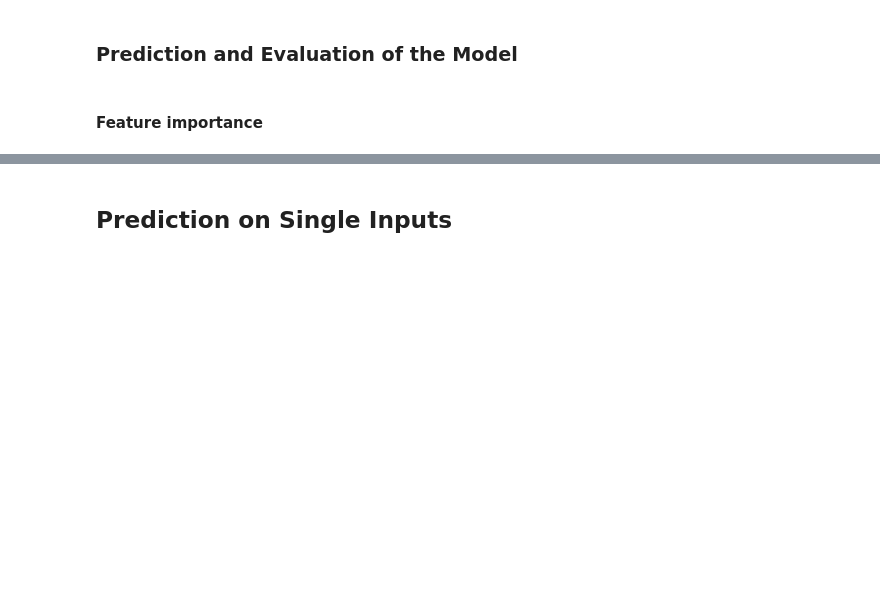
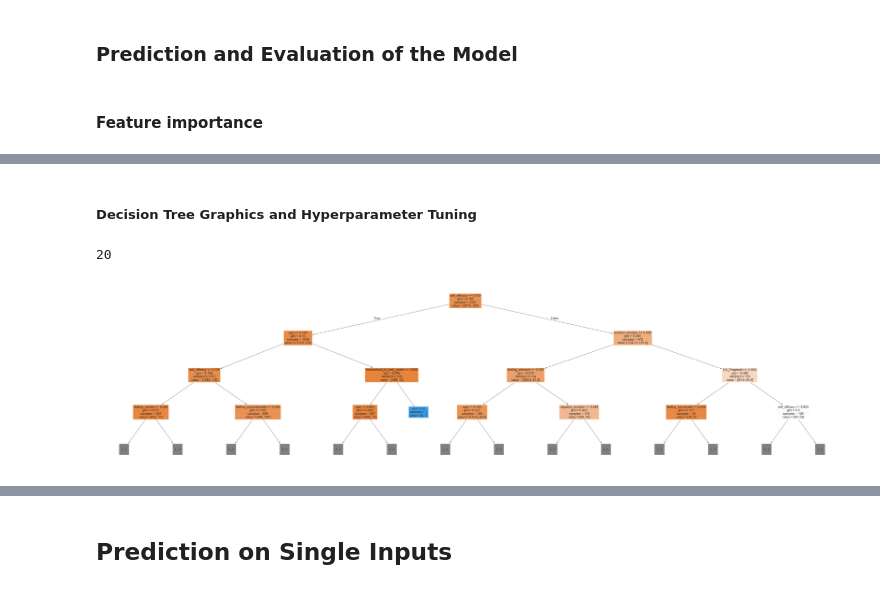
Before and after one commit to svdpmukherjee/ML-with-Scikit-Learn, a Jupyter notebook: Logistic_Regression/cheating_pattern.ipynb, the cells around one changed output, grey strips where cells are left out. Cells and saved outputs as stored; diff of their text form; code cells hidden in the pictures; blank space fills up the shorter version.

```diff
--- a/Logistic_Regression/cheating_pattern.ipynb
+++ b/Logistic_Regression/cheating_pattern.ipynb
@@ -266,0 +331,11 @@ Test Accuracy: 93.57%
+# %% [markdown]
+##### Decision Tree Graphics and Hyperparameter Tuning #####
+# %%
+from sklearn.tree import plot_tree, export_text
+plt.figure(figsize=(80,20))
+plot_tree(model, feature_names=X_train.columns, max_depth=3, filled=True)
+
+model.tree_.max_depth
+# %% [output]
+20
+[figure, added]
```
Also changed, not shown: parts of 27 cells of this notebook, 6 other files.
